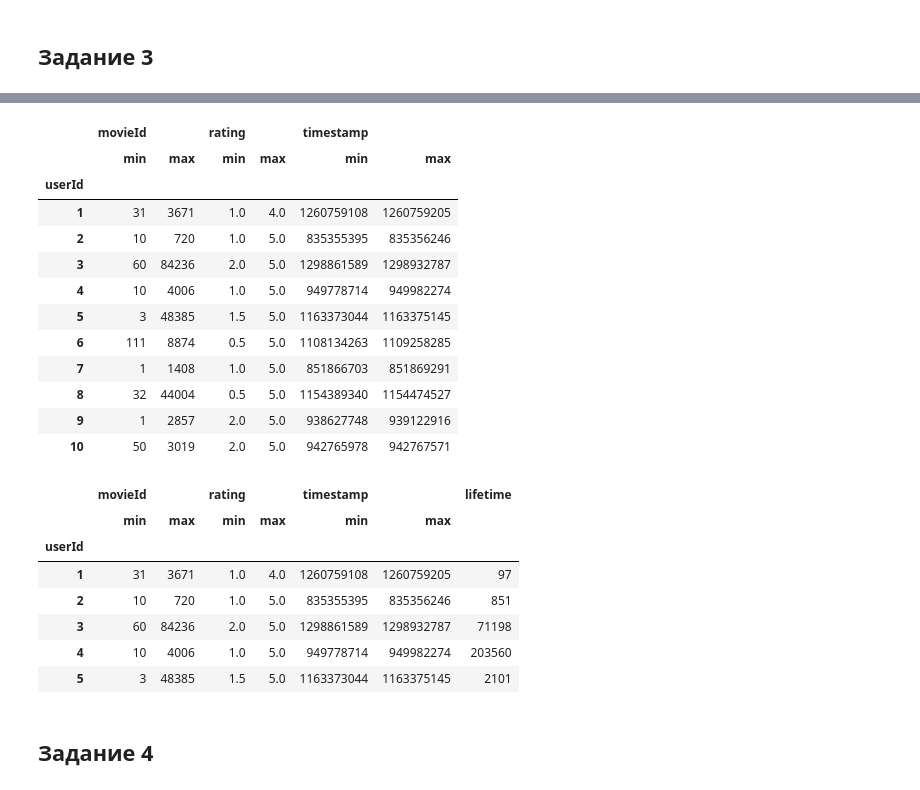
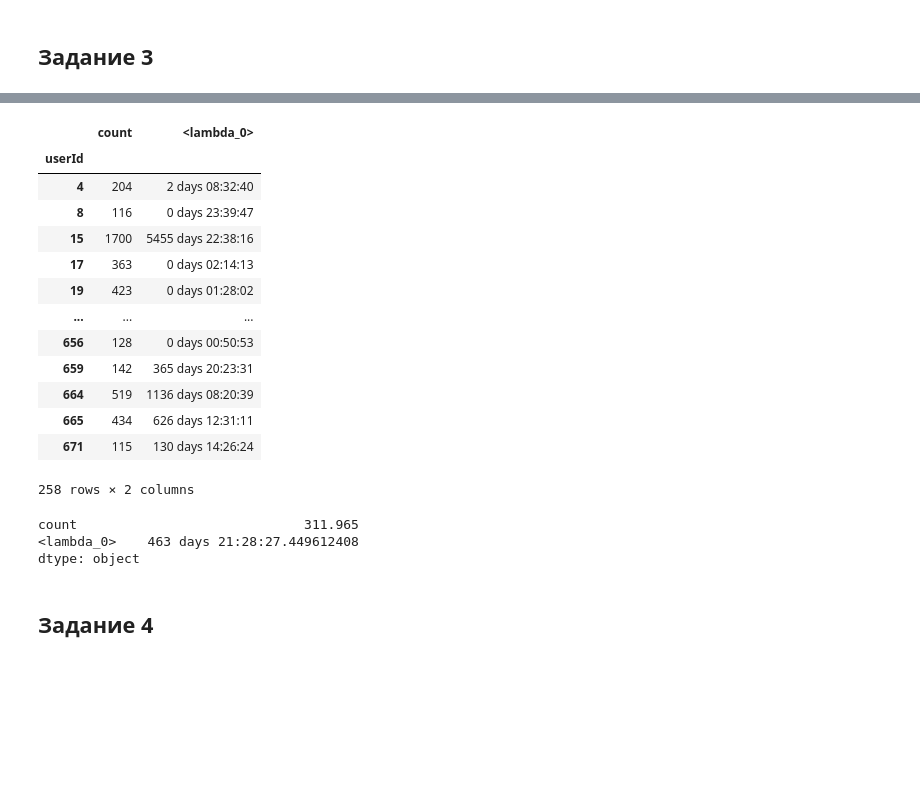
Before and after one commit to stttru/PYDA-17-Trufanov-S, a Jupyter notebook: 12. Prodvinutyj pandas/12. Trufanov.ipynb, the cells around one changed output, grey strips where cells are left out. Drawn from its saved outputs; the diff is of its cells as text; code cells hidden in the pictures; blank space fills up the shorter version.

```diff
--- a/12. Prodvinutyj pandas/12. Trufanov.ipynb
+++ b/12. Prodvinutyj pandas/12. Trufanov.ipynb
@@ -94,32 +84,31 @@ ratings.head()
-# %%
-ratings_grouped = ratings.groupby('userId').agg([min, max])
-ratings_grouped.head(10)
-# %% [output]
-|  | movieId |  | rating |  | timestamp |  |
-|  | min | max | min | max | min | max |
-| userId |  |  |  |  |  |  |
-| 1 | 31 | 3671 | 1.0 | 4.0 | 1260759108 | 1260759205 |
-| 2 | 10 | 720 | 1.0 | 5.0 | 835355395 | 835356246 |
-| 3 | 60 | 84236 | 2.0 | 5.0 | 1298861589 | 1298932787 |
-| 4 | 10 | 4006 | 1.0 | 5.0 | 949778714 | 949982274 |
-| 5 | 3 | 48385 | 1.5 | 5.0 | 1163373044 | 1163375145 |
-| 6 | 111 | 8874 | 0.5 | 5.0 | 1108134263 | 1109258285 |
-| 7 | 1 | 1408 | 1.0 | 5.0 | 851866703 | 851869291 |
-| 8 | 32 | 44004 | 0.5 | 5.0 | 1154389340 | 1154474527 |
-| 9 | 1 | 2857 | 2.0 | 5.0 | 938627748 | 939122916 |
-| 10 | 50 | 3019 | 2.0 | 5.0 | 942765978 | 942767571 |
-# %%
-ratings_grouped['lifetime'] = ratings_grouped['timestamp']['max'] - ratings_grouped['timestamp']['min']
-ratings_grouped.head()
-# %% [output]
-|  | movieId |  | rating |  | timestamp |  | lifetime |
-|  | min | max | min | max | min | max |  |
-| userId |  |  |  |  |  |  |  |
-| 1 | 31 | 3671 | 1.0 | 4.0 | 1260759108 | 1260759205 | 97 |
-| 2 | 10 | 720 | 1.0 | 5.0 | 835355395 | 835356246 | 851 |
-| 3 | 60 | 84236 | 2.0 | 5.0 | 1298861589 | 1298932787 | 71198 |
-| 4 | 10 | 4006 | 1.0 | 5.0 | 949778714 | 949982274 | 203560 |
-| 5 | 3 | 48385 | 1.5 | 5.0 | 1163373044 | 1163375145 | 2101 |
+# %%
+import pandas as pd
+
+ratings = pd.read_csv('ratings.csv')
+ratings['date'] = pd.to_datetime(ratings['timestamp'], unit='s')
+
+ratings.groupby('userId').date.agg(['count', lambda x: max(x) - min(x)]).query('count > 100')
+# %% [output]
+|  | count | <lambda_0> |
+| userId |  |  |
+| 4 | 204 | 2 days 08:32:40 |
+| 8 | 116 | 0 days 23:39:47 |
+| 15 | 1700 | 5455 days 22:38:16 |
+| 17 | 363 | 0 days 02:14:13 |
+| 19 | 423 | 0 days 01:28:02 |
+| ... | ... | ... |
+| 656 | 128 | 0 days 00:50:53 |
+| 659 | 142 | 365 days 20:23:31 |
+| 664 | 519 | 1136 days 08:20:39 |
+| 665 | 434 | 626 days 12:31:11 |
+| 671 | 115 | 130 days 14:26:24 |
+258 rows × 2 columns
+# %%
+ratings.groupby('userId').date.agg(['count', lambda x: max(x) - min(x)]).query('count > 100').mean()
+# %% [output]
+count                             311.965
+<lambda_0>    463 days 21:28:27.449612408
+dtype: object
 # %% [markdown]
 ## Задание 4
 # %%
```
Also changed, not shown: parts of 1 cell of this notebook, 3 other files.
